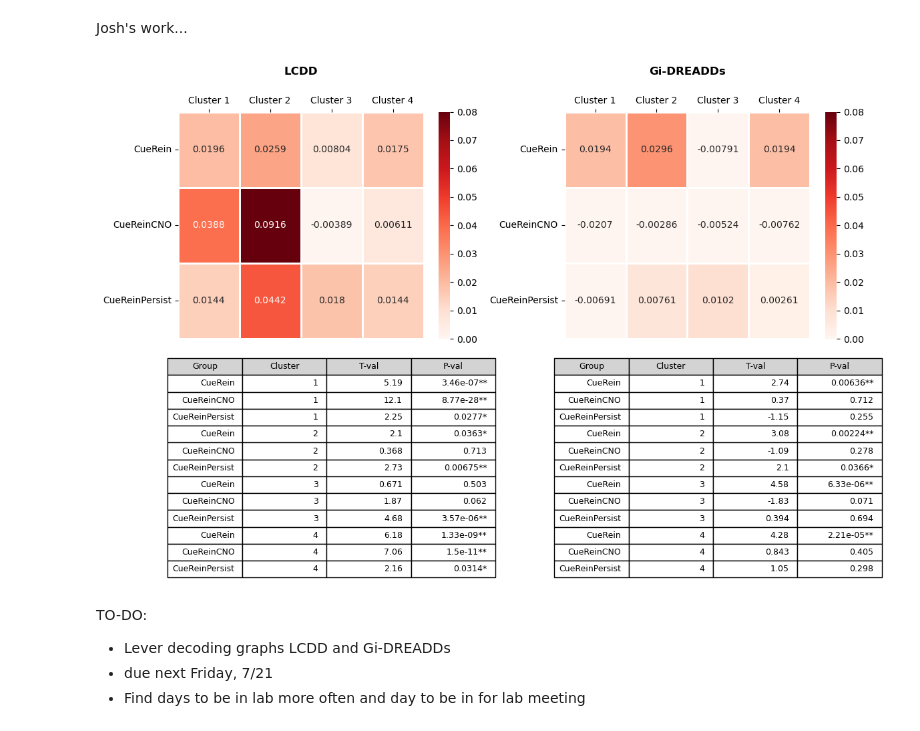
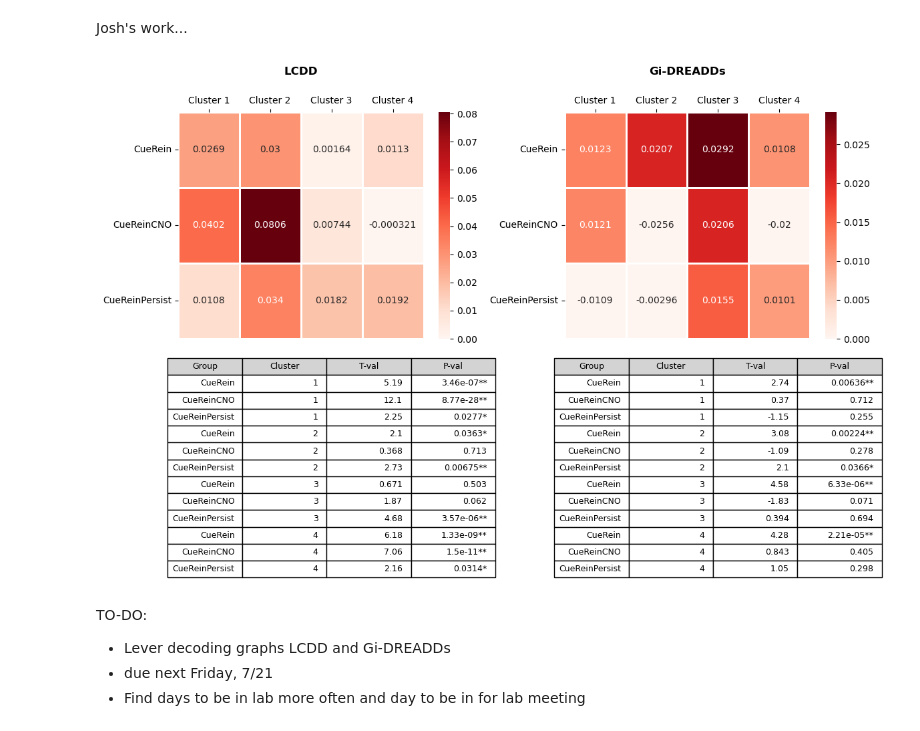
Before and after one commit to datasiansalsa/LC-PrL-DREADDs_Self-Admin_Analysis, a Jupyter notebook: cue_analysis/LC-PrL-DREADDs/PFC Self-Admin 8.0 CueDecoding_JB.ipynb, the cells around one changed output. Saved outputs shown, nothing was run; the diff lists cells and outputs as text; code cells hidden in the pictures.

Commit message:
Averaged trial decoding for cue and active lever

```diff
--- a/cue_analysis/LC-PrL-DREADDs/PFC Self-Admin 8.0 CueDecoding_JB.ipynb
+++ b/cue_analysis/LC-PrL-DREADDs/PFC Self-Admin 8.0 CueDecoding_JB.ipynb
@@ -537,15 +537,15 @@ for group in groups:
             actual_c = 2
         elif c==3:
             actual_c = 1
-        cluster_values = unshuffle[np.where(newlabels[:unshuffle.shape[0]]==actual_c)]
         unshuffle_values = np.array(LCDD_unshuffle['Data'][LCDD_unshuffle['Group']==group][LCDD_unshuffle['Cluster']==actual_c+1])[0]
         shuffle_values = np.array(LCDD_shuffle['Data'][LCDD_shuffle['Group']==group][LCDD_shuffle['Cluster']==actual_c+1])[0]
-        median = np.median(cluster_values)
+        cluster_shuffle_mean = np.mean(shuffle_values)
+        unshuffle_values = unshuffle_values - cluster_shuffle_mean #normalize cluster unshuffled data
+        shuffle_values = shuffle_values - cluster_shuffle_mean
+        median = np.median(unshuffle_values)
         temp.append(median)
-        mean = np.nanmean(cluster_values)
-        # temp.append(mean)
+        mean = np.nanmean(unshuffle_values)
         test = stats.ttest_ind(unshuffle_values, shuffle_values)
-        # temp.append(test[0])
         if test[1] < .01:
             LCDD_day_cluster_stats.append({'Group': group,
                                         'Cluster': actual_c+1,
@@ -604,15 +604,15 @@ for group in groups:
             actual_c = 3
         elif c==3:
             actual_c = 1
-        cluster_values = unshuffle[np.where(newlabels[:unshuffle.shape[0]]==actual_c)]
         unshuffle_values = np.array(Gi_unshuffle['Data'][Gi_unshuffle['Group']==group][Gi_unshuffle['Cluster']==actual_c+1])[0]
         shuffle_values = np.array(Gi_shuffle['Data'][Gi_shuffle['Group']==group][Gi_shuffle['Cluster']==actual_c+1])[0]
-        median = np.median(cluster_values)
+        cluster_shuffle_mean = np.mean(shuffle_values)
+        unshuffle_values = unshuffle_values - cluster_shuffle_mean #normalize cluster unshuffled data
+        shuffle_values = shuffle_values - cluster_shuffle_mean
+        median = np.median(unshuffle_values)
         temp.append(median)
-        mean = np.nanmean(cluster_values)
-        # temp.append(mean)
+        mean = np.nanmean(unshuffle_values)
         test = stats.ttest_ind(unshuffle_values, shuffle_values)
-        # temp.append(test[0])
         if test[1] < .01:
             Gi_day_cluster_stats.append({'Group': group,
                                         'Cluster': actual_c+1,
@@ -643,10 +643,7 @@ fig, ax = plt.subplots(2,2, figsize=(12,8))
 sns.heatmap(df1[['Cluster 1', 'Cluster 2', 'Cluster 3', 'Cluster 4']],
             yticklabels=df2['Day'],
             cmap=plt.get_cmap('Reds'),
-            vmax=.08,
             vmin=0,
-            # vmax=12,
-            # vmin=0,
             annot=True,
             linewidths=1,
             fmt='.3',
@@ -662,38 +659,35 @@ table = ax[1,0].table(cellText=cell_text, colLabels=Gi_stats_df.columns, colColo
 table.auto_set_font_size(False)
 table.set_fontsize(9)
 table.auto_set_column_width(False)
 table.scale(1.1, 1.25)
 
 sns.heatmap(df2[['Cluster 1', 'Cluster 2', 'Cluster 3', 'Cluster 4']],
             yticklabels=df2['Day'],
             cmap=plt.get_cmap('Reds'),
-            vmax=.08,
             vmin=0,
-            # vmax=12,
-            # vmin=0,
             annot=True,
             linewidths=1,
             fmt='.3',
             ax=ax[0,1])
 ax[0,1].xaxis.tick_top()
 ax[0,1].set_title('Gi-DREADDs', fontweight='bold', pad=40)
 
 ax[1,1].axis('off')
 cell_text = []
 for row in range(len(Gi_stats_df)):
     cell_text.append(Gi_stats_df[['Group', 'Cluster', 'T-val', 'P-val']].iloc[row])
 table = ax[1,1].table(cellText=cell_text, colLabels=Gi_stats_df.columns, colColours =["lightgrey"]*10, loc='center')
 table.auto_set_font_size(False)
 table.set_fontsize(9)
 table.auto_set_column_width(False)
 table.scale(1.1, 1.25)
 
 fig.tight_layout()
-path = r'C:\Users\jboqu\Dropbox\2P Imaging Projects\Beth\Josh\Repositories\LC-PrL-DREADDs_Self-Admin_Analysis\cue_analysis\LC-PrL-DREADDs\results\decoding\7-17-23'
+path = r'C:\Users\jboqu\Dropbox\2P Imaging Projects\Beth\Josh\Repositories\LC-PrL-DREADDs_Self-Admin_Analysis\cue_analysis\LC-PrL-DREADDs\results\decoding\7-21-23'
 plt.savefig(os.path.join(path, 'LC-PrL-DREADDs_SA_cluster-median-values_results.PDF'), format='PDF')
 plt.show()
 # %% [output]
-[figure, old version]
+[figure, new version]
 # %% [markdown]
 TO-DO:
 
```
Also changed, not shown: 47 other files.
